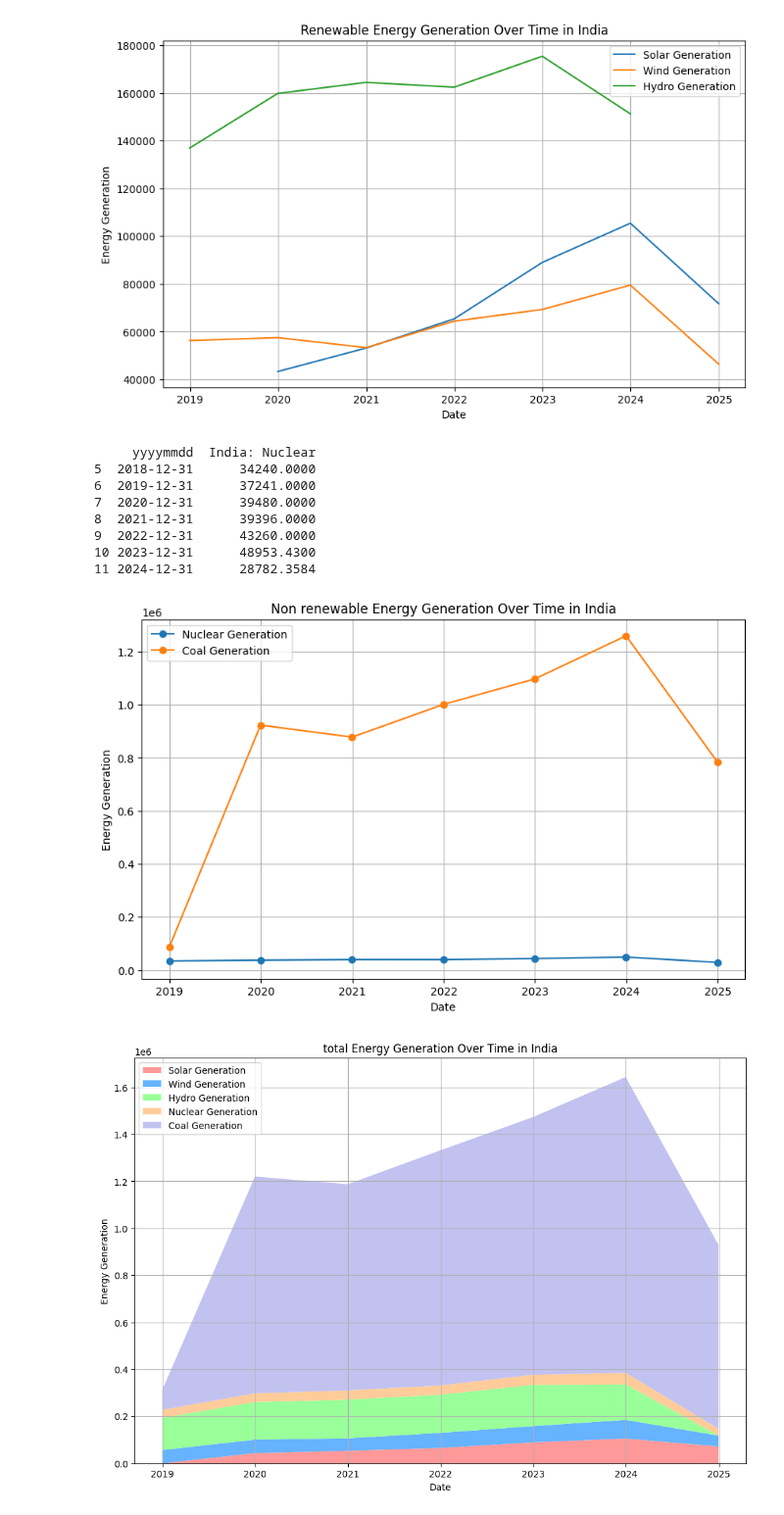
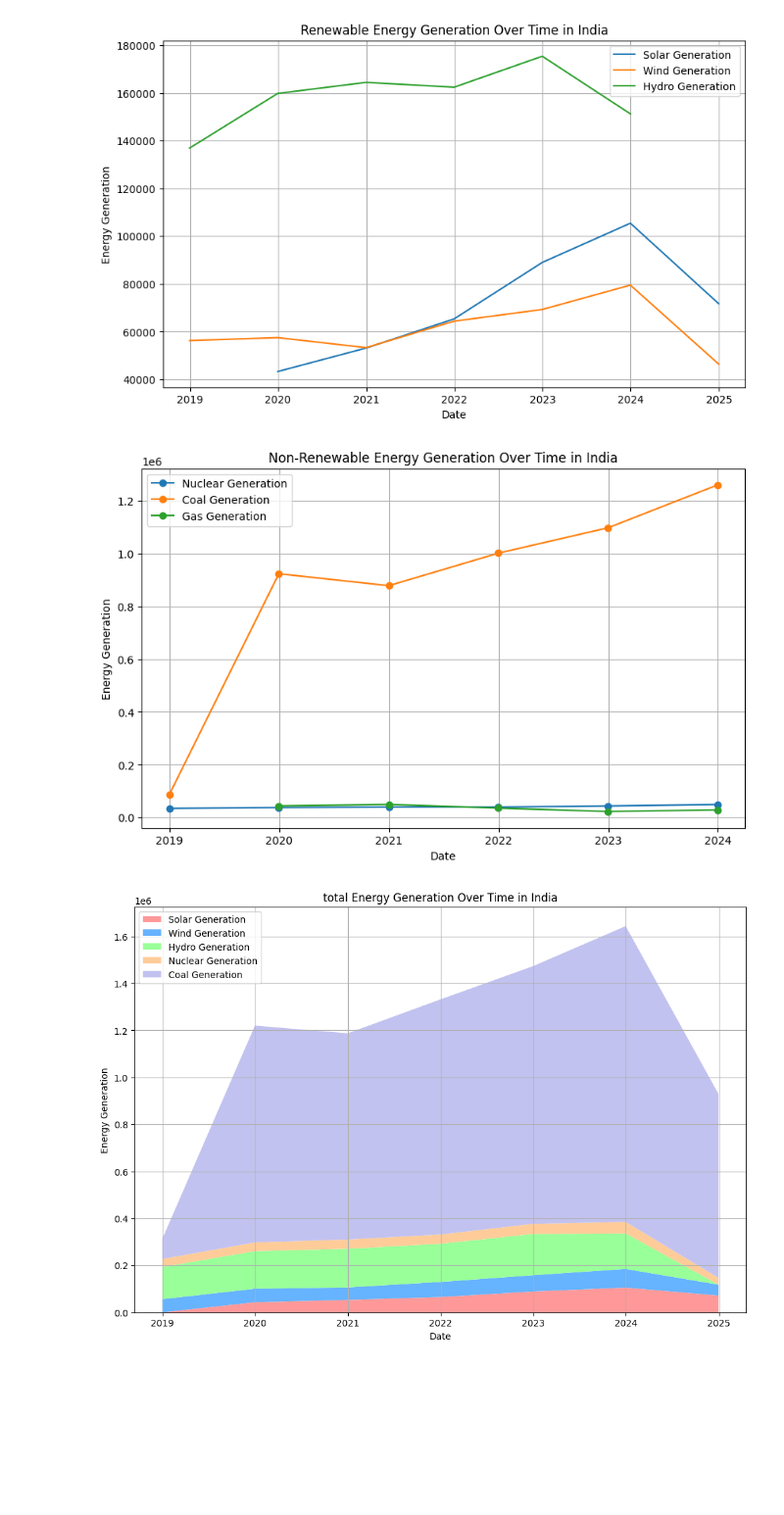
Before and after one commit to jayantxchauhan/India-Energy-Analytics-Model, a Jupyter notebook: ANALYSIS_2.ipynb, the cells around one changed output. Shown at 98% size. Drawn from its saved outputs; the diff is of its cells as text; code cells hidden in the pictures; blank space fills up the shorter version.

```diff
--- a/ANALYSIS_2.ipynb
+++ b/ANALYSIS_2.ipynb
@@ -228,41 +228,47 @@ plot.show()
 # %% [output]
 [figure]
 # %%
-neuclear=yearly_data[['yyyymmdd','India: Nuclear']]
-
-neuclear=neuclear.drop(index=(range(0,5)))
-print(neuclear)
-data = {
-    'Date': ['2018-12-31', '2019-12-31', '2020-12-31', '2021-12-31', '2022-12-31', '2023-12-31', '2024-12-31'],
-    'NuclearGen': [34240.0000, 37241.0000, 39480.0000, 39396.0000, 43260.0000, 48953.4300, 28782.3584],
-    'CoalGen': [85660.0000, 922684.0000, 877524.0000, 1000573.0000, 1096671.0000, 1258929.0000, 782458.1000]
+gas_data = {
+    'year': [2019, 2020, 2021, 2022, 2023, 2024],
+    'total_value': [43498.000, 49095.000, 35266.000, 22434.000, 28501.086, 22945.395]
 }
 
-# Convert to DataFrame
+# Create a DataFrame for gas-generated electricity
+df_gas = pd.DataFrame(gas_data)
+
+# Given data for nuclear and coal generation
+data = {
+    'Date': ['2018-12-31', '2019-12-31', '2020-12-31', '2021-12-31', '2022-12-31', '2023-12-31'],
+    'NuclearGen': [34240.0000, 37241.0000, 39480.0000, 39396.0000, 43260.0000, 48953.4300],
+    'CoalGen': [85660.0000, 922684.0000, 877524.0000, 1000573.0000, 1096671.0000, 1258929.0000]
+}
+
+# Convert the Date to datetime format and create a DataFrame
 df = pd.DataFrame(data)
+df['Date'] = pd.to_datetime(df['Date'])
 
-df['Date'] = pd.to_datetime(df['Date'])
+# Add the year column to match with gas data
+df['year'] = df['Date'].dt.year
+
+# Merge the gas data with the existing DataFrame
+df_merged = pd.merge(df, df_gas, on='year', how='left')
+
+# Rename columns for clarity
+df_merged.rename(columns={'total_value': 'GasGen'}, inplace=True)
 
 # Plot the data
 plot.figure(figsize=(10, 6))
-plot.plot(df['Date'], df['NuclearGen'], label='Nuclear Generation', marker='o')
-plot.plot(df['Date'], df['CoalGen'], label='Coal Generation', marker='o')
-plot.title('Non renewable Energy Generation Over Time in India')
+plot.plot(df_merged['Date'], df_merged['NuclearGen'], label='Nuclear Generation', marker='o')
+plot.plot(df_merged['Date'], df_merged['CoalGen'], label='Coal Generation', marker='o')
+plot.plot(df_merged['Date'], df_merged['GasGen'], label='Gas Generation', marker='o')
+plot.title('Non-Renewable Energy Generation Over Time in India')
 plot.xlabel('Date')
 plot.ylabel('Energy Generation')
 plot.legend()
 plot.grid(True)
 plot.show()
 # %% [output]
-     yyyymmdd  India: Nuclear
-5  2018-12-31      34240.0000
-6  2019-12-31      37241.0000
-7  2020-12-31      39480.0000
-8  2021-12-31      39396.0000
-9  2022-12-31      43260.0000
-10 2023-12-31      48953.4300
-11 2024-12-31      28782.3584
-[figure, old version]
+[figure, new version]
 # %%
 import pandas as pd
 import matplotlib.pyplot as plt
```
